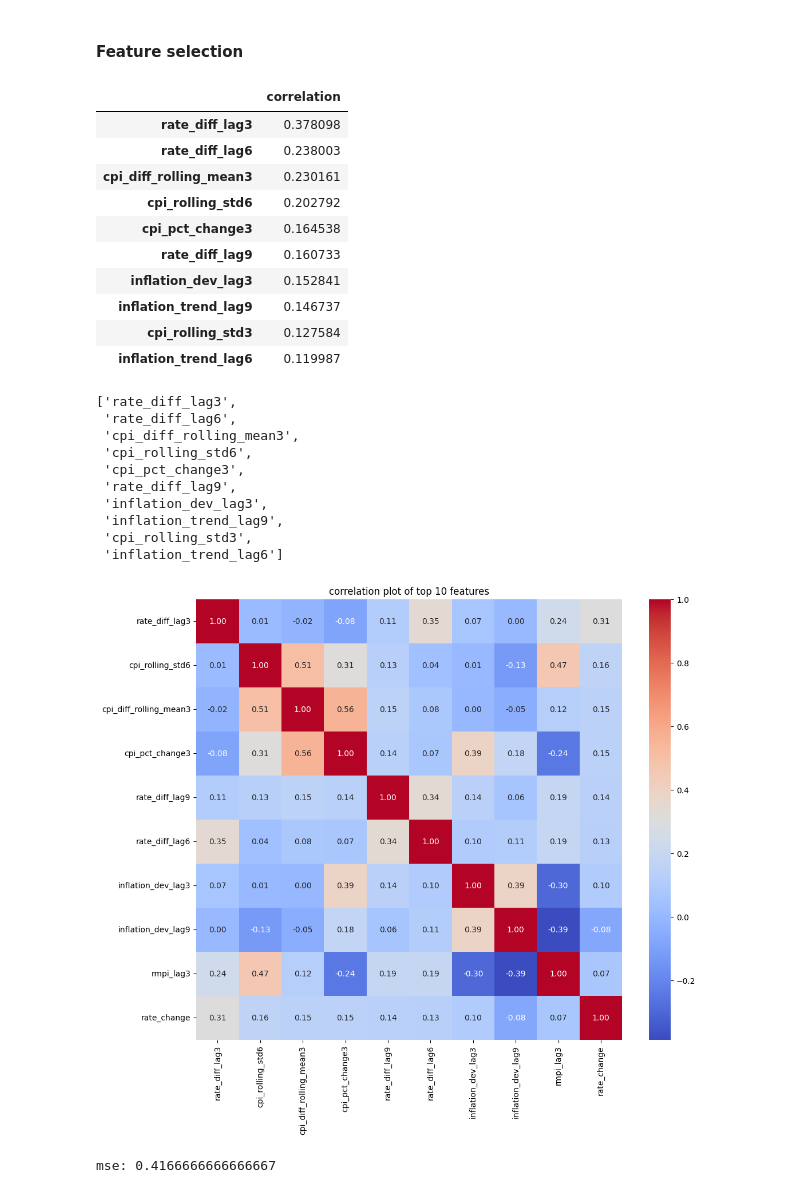
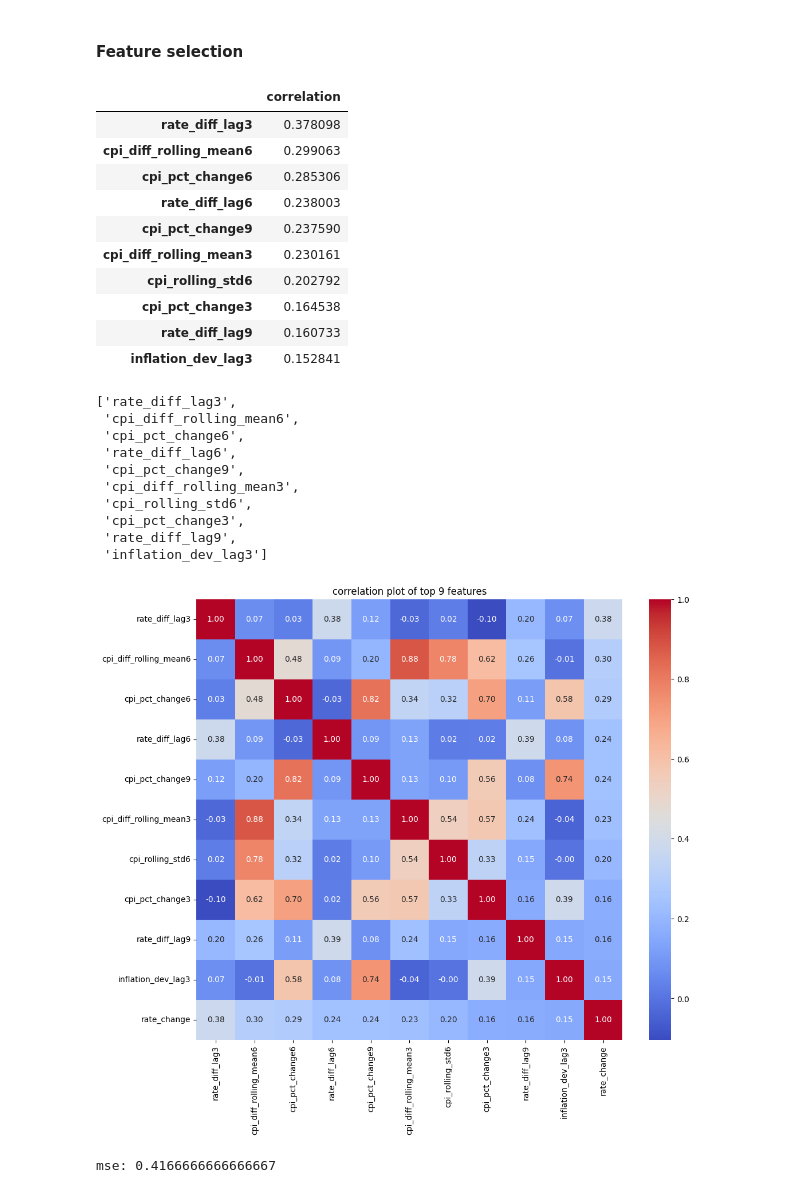
Before and after one commit to FleaBusyBeeBergs/dtsa5506-pipeline, a Jupyter notebook: dtsa5506_final_project.ipynb, the cells around one changed output. Drawn from its saved outputs; the diff is of its cells as text; code cells hidden in the pictures.

```diff
--- a/dtsa5506_final_project.ipynb
+++ b/dtsa5506_final_project.ipynb
@@ -1087,18 +1087,18 @@ features = [
             'cpi_ema6',
             'cpi_ema9',
             'cpi_pct_change3',
-            #'cpi_pct_change6',
-            #'cpi_pct_change9',
+            'cpi_pct_change6',
+            'cpi_pct_change9',
             'cpi_pct_change12',
             'cpi_rolling_std3',
             'cpi_rolling_std6',
             'cpi_diff_rolling_mean3',
-            #'cpi_diff_rolling_mean6', #multicollinearity
-            #'inflation_dev',
+            'cpi_diff_rolling_mean6',
+            'inflation_dev',
             'inflation_dev_lag3',
             'inflation_dev_lag6',
             'inflation_dev_lag9',
-            #'inflation_trend',
+            'inflation_trend',
             'inflation_trend_lag3',
             'inflation_trend_lag6',
             'inflation_trend_lag9',
@@ -1127,45 +1127,45 @@ corr_df.head(10)
 # %% [output]
 |  | correlation |
 | rate_diff_lag3 | 0.378098 |
+| cpi_diff_rolling_mean6 | 0.299063 |
+| cpi_pct_change6 | 0.285306 |
 | rate_diff_lag6 | 0.238003 |
+| cpi_pct_change9 | 0.237590 |
 | cpi_diff_rolling_mean3 | 0.230161 |
 | cpi_rolling_std6 | 0.202792 |
 | cpi_pct_change3 | 0.164538 |
 | rate_diff_lag9 | 0.160733 |
 | inflation_dev_lag3 | 0.152841 |
-| inflation_trend_lag9 | 0.146737 |
-| cpi_rolling_std3 | 0.127584 |
-| inflation_trend_lag6 | 0.119987 |
 # %%
 top_10_features = corr_df.head(10).index.tolist()
 top_10_features
 # %% [output]
 ['rate_diff_lag3',
+ 'cpi_diff_rolling_mean6',
+ 'cpi_pct_change6',
  'rate_diff_lag6',
+ 'cpi_pct_change9',
  'cpi_diff_rolling_mean3',
  'cpi_rolling_std6',
  'cpi_pct_change3',
  'rate_diff_lag9',
- 'inflation_dev_lag3',
- 'inflation_trend_lag9',
- 'cpi_rolling_std3',
- 'inflation_trend_lag6']
+ 'inflation_dev_lag3']
 # %%
-ml_df_9 = ml_df[top_9_features + ['rate_change']]
+ml_df_10 = ml_df[top_10_features + ['rate_change']]
 # %%
 # cross correlation
-corr_matrix = ml_df_9.corr()
+corr_matrix = ml_df_10.corr()
 
 # plot
 plt.figure(figsize = (12, 10))
 sns.heatmap(corr_matrix,
             annot = True,
             cmap = 'coolwarm',
             fmt = '.2f')
 plt.title('correlation plot of top 9 features')
 plt.show()
 # %% [output]
-[figure, old version]
+[figure, new version]
 # %%
 # split data
 train_ml = ml_df[(ml_df['date'] >= '2002-01-01') & (ml_df['date'] <= '2023-12-01')]
```
